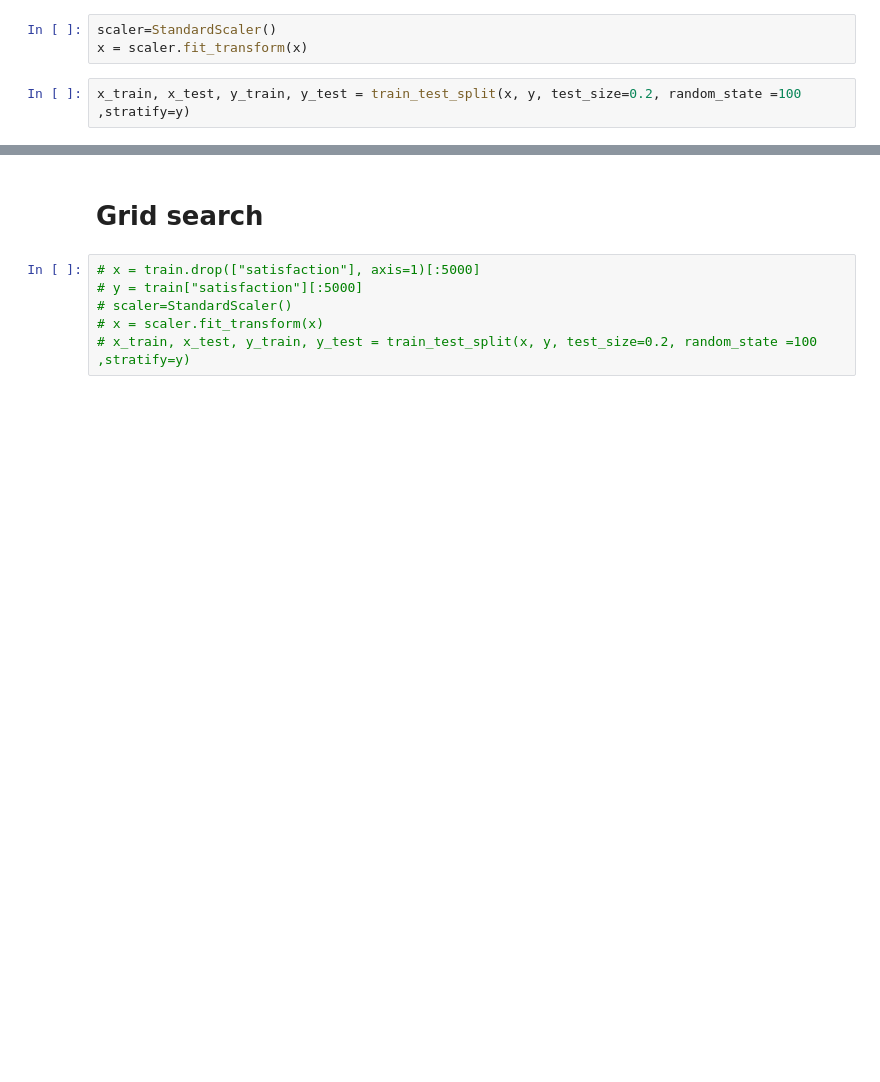
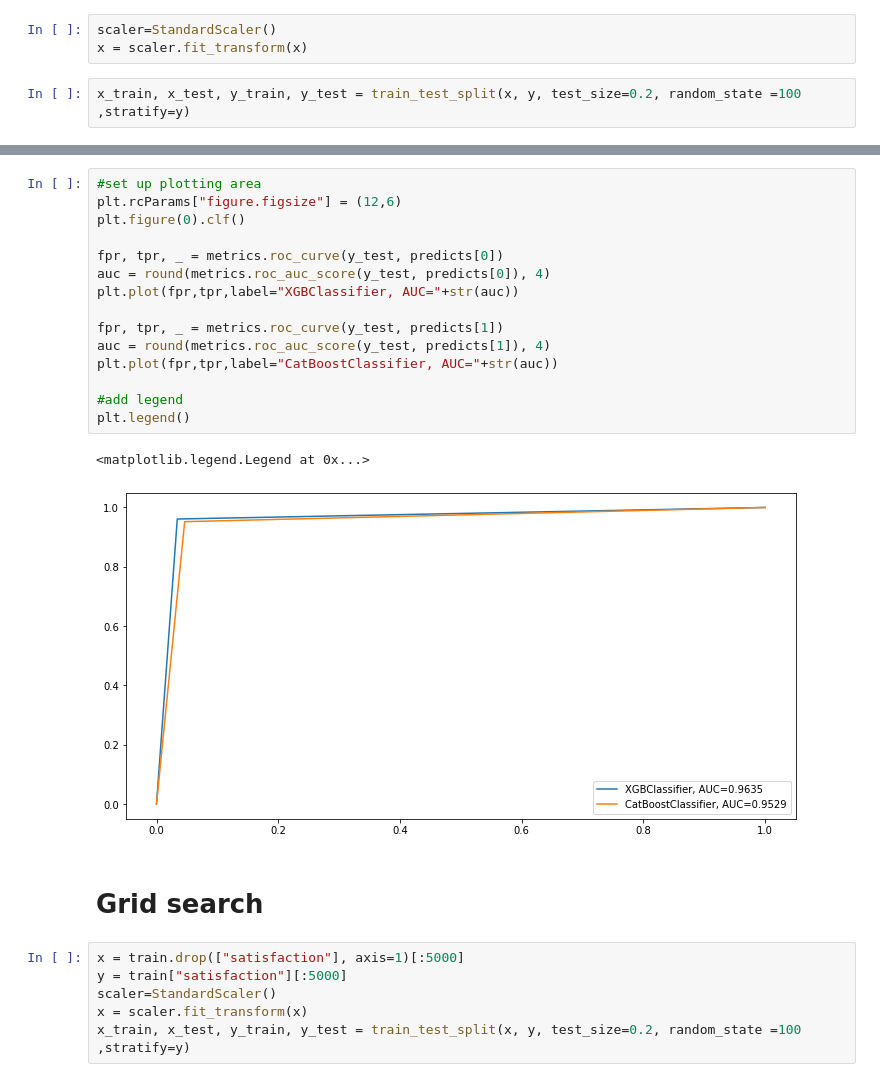
Before and after one commit to IinjyI/Airlines-Customer-Satisfaction, a Jupyter notebook: code-and-dataset/preprocessing-and-modeling.ipynb, the cells around one changed output, grey strips where cells are left out. Cells and saved outputs as stored; diff of their text form; blank space fills up the shorter version.

```diff
--- a/code-and-dataset/preprocessing-and-modeling.ipynb
+++ b/code-and-dataset/preprocessing-and-modeling.ipynb
@@ -231,9 +233,27 @@ x_train, x_test, y_train, y_test = train_test_split(x, y, test_size=0.2, random_
+# %%
+#set up plotting area
+plt.rcParams["figure.figsize"] = (12,6)
+plt.figure(0).clf()
+
+fpr, tpr, _ = metrics.roc_curve(y_test, predicts[0])
+auc = round(metrics.roc_auc_score(y_test, predicts[0]), 4)
+plt.plot(fpr,tpr,label="XGBClassifier, AUC="+str(auc))
+
+fpr, tpr, _ = metrics.roc_curve(y_test, predicts[1])
+auc = round(metrics.roc_auc_score(y_test, predicts[1]), 4)
+plt.plot(fpr,tpr,label="CatBoostClassifier, AUC="+str(auc))
+
+#add legend
+plt.legend()
+# %% [output]
+<matplotlib.legend.Legend at 0x...>
+[figure, added]
 # %% [markdown]
 # Grid search
 # %%
-# x = train.drop(["satisfaction"], axis=1)[:5000]
-# y = train["satisfaction"][:5000]
-# scaler=StandardScaler()
-# x = scaler.fit_transform(x)
-# x_train, x_test, y_train, y_test = train_test_split(x, y, test_size=0.2, random_state =100 ,stratify=y)
+x = train.drop(["satisfaction"], axis=1)[:5000]
+y = train["satisfaction"][:5000]
+scaler=StandardScaler()
+x = scaler.fit_transform(x)
+x_train, x_test, y_train, y_test = train_test_split(x, y, test_size=0.2, random_state =100 ,stratify=y)
 # %%
```
Also changed, not shown: parts of 13 cells of this notebook, 4 other files.
